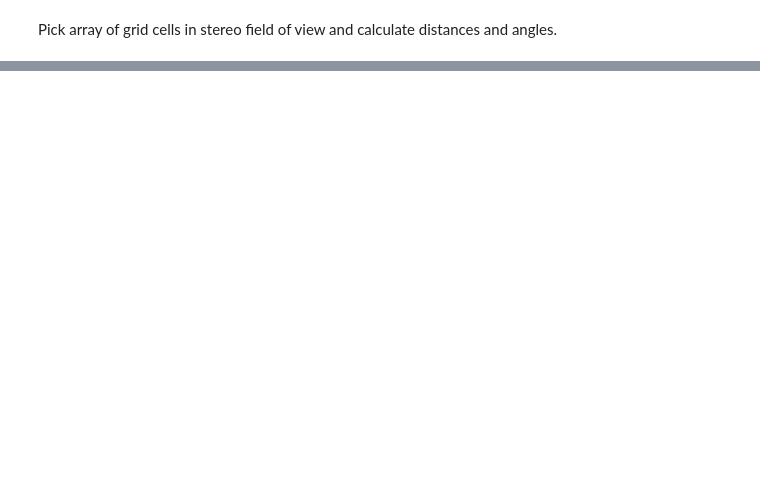
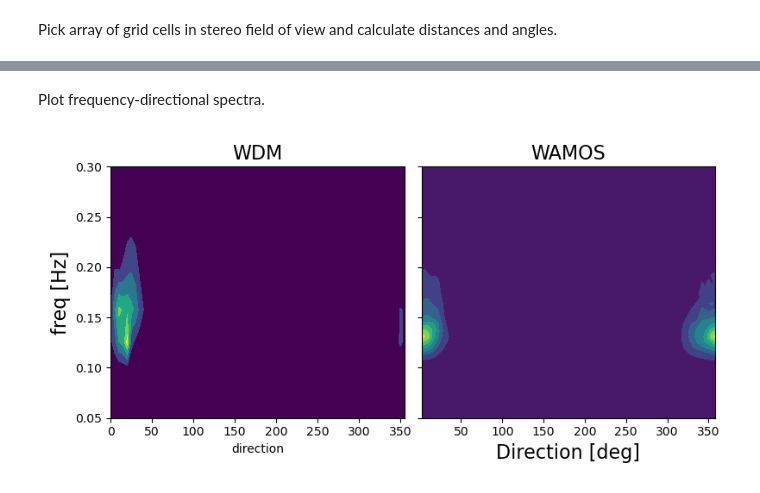
Before and after one commit to mikapm/pywdm, a Jupyter notebook: pywdm/ekok_stereo.ipynb, the cells around one changed output, grey strips where cells are left out. Drawn from its saved outputs; the diff is of its cells as text; code cells hidden in the pictures; blank space fills up the shorter version.

```diff
--- a/pywdm/ekok_stereo.ipynb
+++ b/pywdm/ekok_stereo.ipynb
@@ -144,0 +165,19 @@ dth:  0.17453292519943295
+# %% [markdown]
+Plot frequency-directional spectra.
+# %%
+fig, axes = plt.subplots(figsize=(8,4), ncols=2, sharey=True)
+# WDM spec
+# axes[0].contourf(dirs, freqs, Efd,)# locator=ticker.LogLocator(), cmap=cm.PuBu_r)
+dse.Efth.plot.contourf(ax=axes[0], add_colorbar=False)
+axes[0].set_title('WDM', fontsize=16)
+axes[0].set_ylabel('freq [Hz]', fontsize=16)
+# WAMOS spec
+axes[1].contourf(dsw.direction.data, dsw.freq, dsw.WAMOS_spec.T,)# locator=ticker.LogLocator(), cmap=cm.PuBu_r)
+# axes[1].set_xlim([100, 200])
+axes[1].set_ylim([0.05, 0.3])
+axes[1].set_title('WAMOS', fontsize=16)
+axes[1].set_xlabel('Direction [deg]', fontsize=16)
+plt.tight_layout()
+plt.show()
+# %% [output]
+[figure, added]
```
Also changed, not shown: parts of 10 cells of this notebook.
